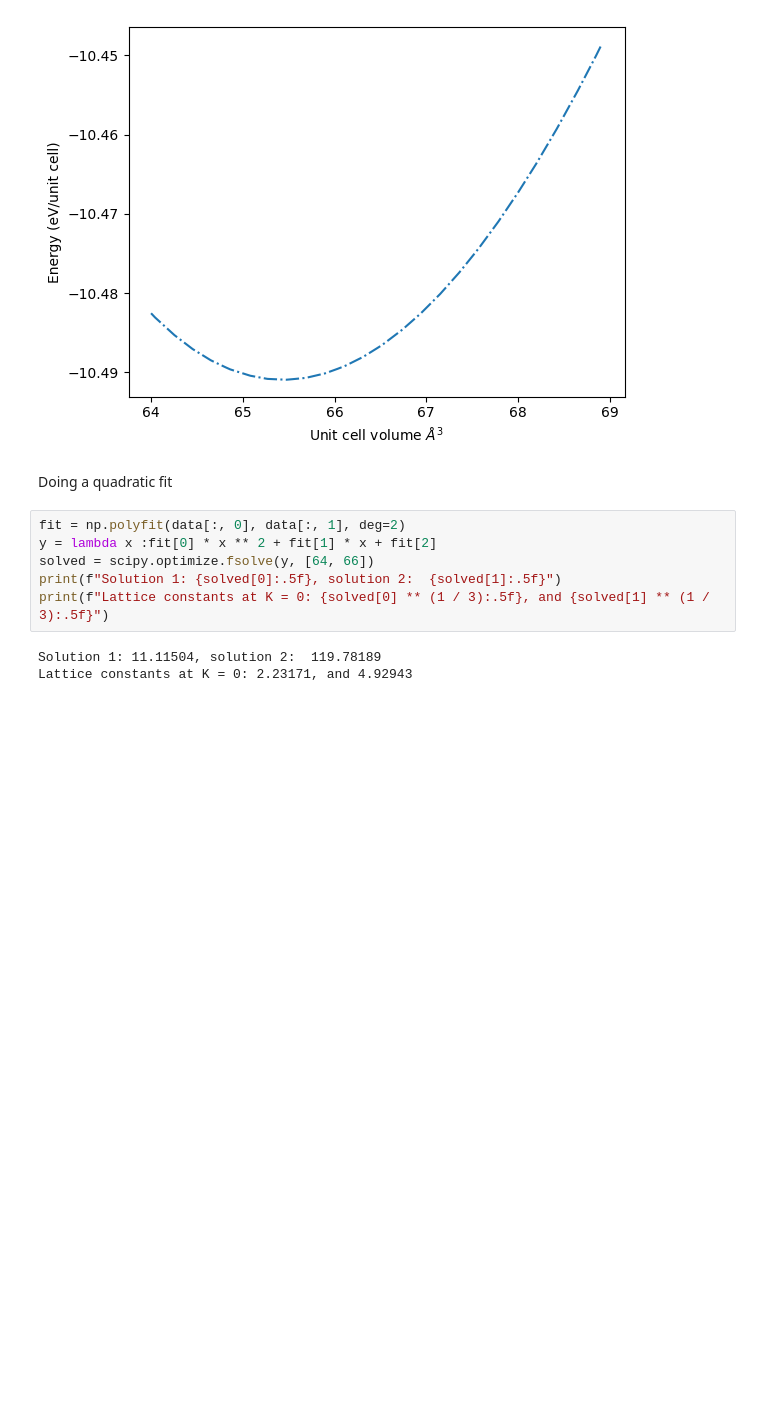
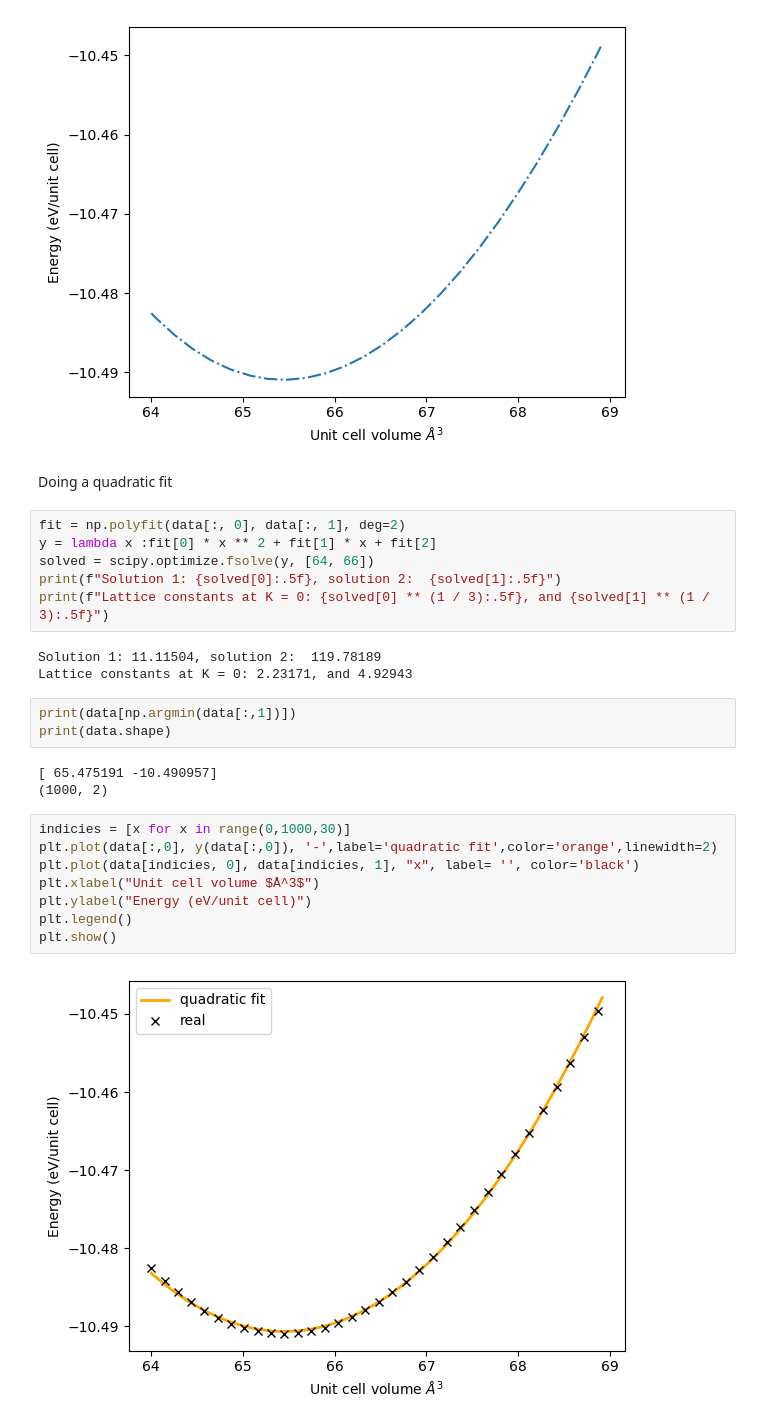
Before and after one commit to gujoh/compfys-h1b, a Jupyter notebook: plotting/task1.ipynb, the cells around one changed output. Drawn from its saved outputs; the diff is of its cells as text; blank space fills up the shorter version.

Commit message:
Added plot with quadratic fit

```diff
--- a/plotting/task1.ipynb
+++ b/plotting/task1.ipynb
@@ -25,3 +25,19 @@ print(f"Lattice constants at K = 0: {solved[0] ** (1 / 3):.5f}, and {solved[1] *
 # %% [output]
 Solution 1: 11.11504, solution 2:  119.78189
 Lattice constants at K = 0: 2.23171, and 4.92943
+# %%
+print(data[np.argmin(data[:,1])])
+print(data.shape)
+# %% [output]
+[ 65.475191 -10.490957]
+(1000, 2)
+# %%
+indicies = [x for x in range(0,1000,30)]
+plt.plot(data[:,0], y(data[:,0]), '-',label='quadratic fit',color='orange',linewidth=2)
+plt.plot(data[indicies, 0], data[indicies, 1], "x", label= '', color='black')
+plt.xlabel("Unit cell volume $Å^3$")
+plt.ylabel("Energy (eV/unit cell)")
+plt.legend()
+plt.show()
+# %% [output]
+[figure, added]
```
